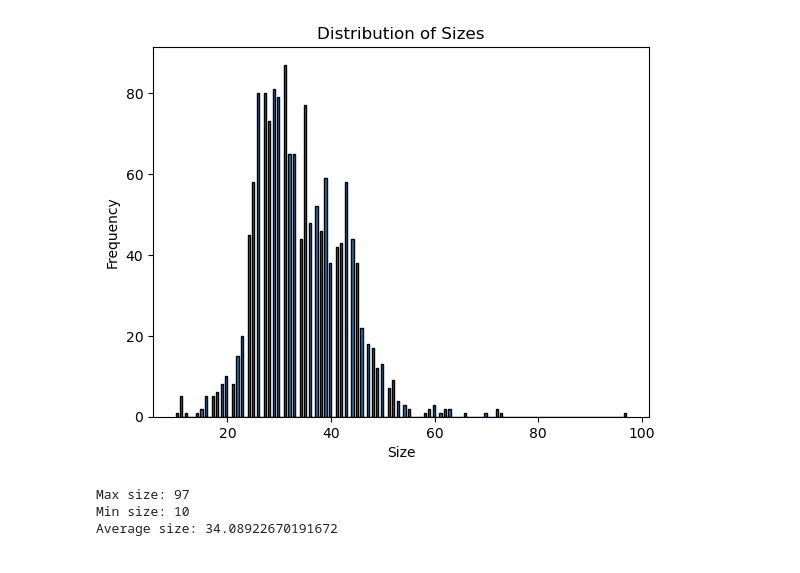
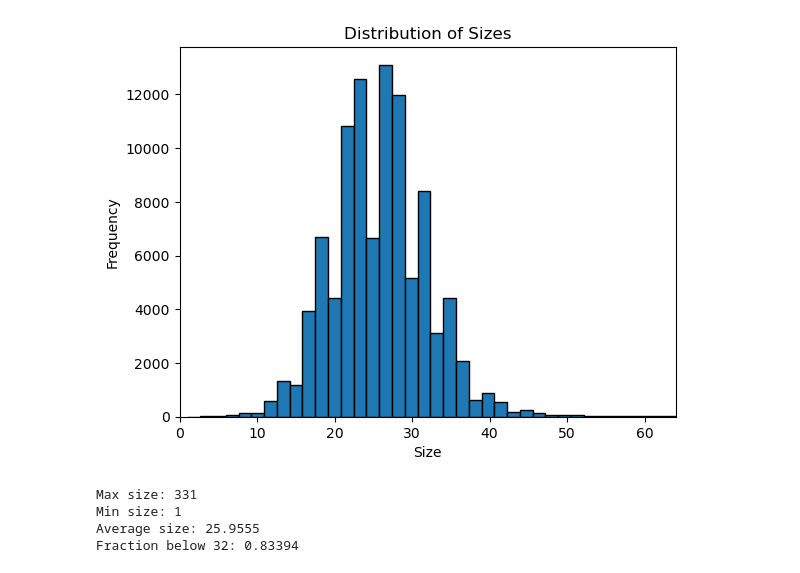
Before and after one commit to KrzakalaPaul/MolecularDatasetsExploration, a Jupyter notebook: exploration_smiles.ipynb, the cells around one changed output. Drawn from its saved outputs; the diff is of its cells as text; code cells hidden in the pictures.

```diff
--- a/exploration_smiles.ipynb
+++ b/exploration_smiles.ipynb
@@ -42,0 +1,15 @@ print(n)
+# %%
+import pandas as pd
+from rdkit.Chem import MolFromSmiles
+
+dataset = 'ZINC10M/0'
+dataset = 'PUBCHEM/0'
+dataset = 'PCBA'
+
+troncate = 100000
+
+smiles = pd.read_csv(f'data/smiles/{dataset}.csv')['smiles'][:troncate]
+mols = [MolFromSmiles(s) for s in smiles]
+mols = [m for m in mols if m is not None]
+
+dataset_size = len(mols)
@@ -43,17 +18,33 @@ print(n)
+# %%
+atomic_num_count = {}
+all_sizes = []
+
+for mol in mols:
+    atomic_nums = [atom.GetAtomicNum() for atom in mol.GetAtoms()]
+    unique_atoms = set(atomic_nums)
+    for num in unique_atoms:
+        if num not in atomic_num_count:
+            atomic_num_count[num] = 0
+        atomic_num_count[num] += 1
+    all_sizes.append(len(atomic_nums))
+atomic_num_freq = {k: v/dataset_size for k, v in atomic_num_count.items()}
 # %%
 import matplotlib.pyplot as plt
 
 plt.hist(all_sizes, bins=200, edgecolor='black')
+plt.xlim(0, 64)
 plt.title('Distribution of Sizes')
 plt.xlabel('Size')
 plt.ylabel('Frequency')
 plt.show()
 
 print('Max size:', max(all_sizes))
 print('Min size:', min(all_sizes))
 print('Average size:', sum(all_sizes) / len(all_sizes))
+print('Fraction below 32:', sum([s < 32 for s in all_sizes]) / len(all_sizes))
 # %% [output]
-[figure, old version]
+[figure, new version]
-Max size: 97
-Min size: 10
-Average size: 34.08922670191672
+Max size: 331
+Min size: 1
+Average size: 25.9555
+Fraction below 32: 0.83394
```
Also changed, not shown: parts of 8 cells of this notebook, 15 other files.
